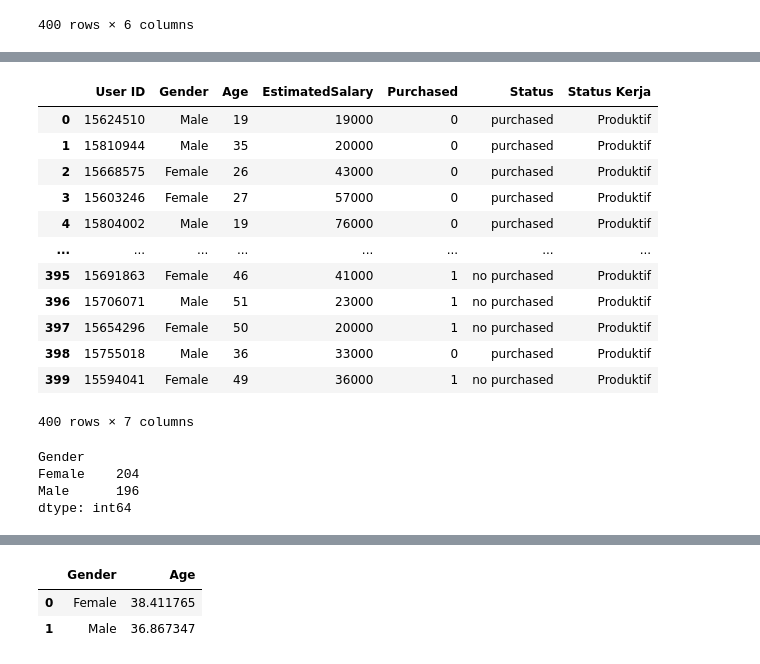
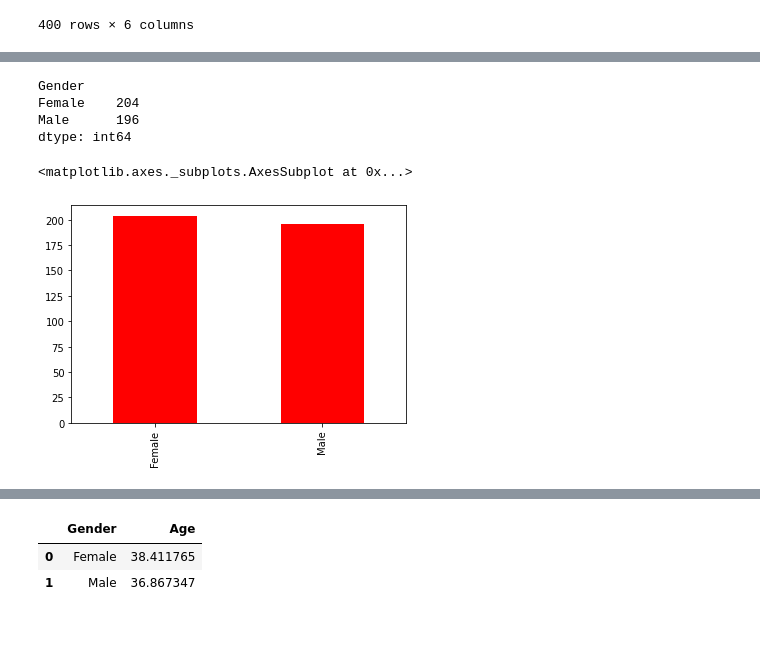
Before and after one commit to dindadinho93/Python-Exercise, a Jupyter notebook: python_data_analysis.ipynb, the cells around one changed output, grey strips where cells are left out. Drawn from its saved outputs; the diff is of its cells as text; code cells hidden in the pictures; blank space fills up the shorter version.

Commit message:
add visual data age and gender

```diff
--- a/python_data_analysis.ipynb
+++ b/python_data_analysis.ipynb
@@ -4,7 +4,7 @@
 import pandas as pd
 import numpy as np
 
-dt = pd.read_csv('/content/SocialNetworkAds.csv')
+dt = pd.read_csv('/content/drive/MyDrive/Colab Notebooks/data/SocialNetworkAds.csv')
 dt
 # %% [output]
 |  | User ID | Gender | Age | EstimatedSalary | Purchased |
@@ -85,20 +84,3 @@ dt
-# %%
-dt.drop(columns='Ststus Kerja', axis=1, inplace=True)
-dt
-# %% [output]
-|  | User ID | Gender | Age | EstimatedSalary | Purchased | Status | Status Kerja |
-| 0 | 15624510 | Male | 19 | 19000 | 0 | purchased | Produktif |
-| 1 | 15810944 | Male | 35 | 20000 | 0 | purchased | Produktif |
-| 2 | 15668575 | Female | 26 | 43000 | 0 | purchased | Produktif |
-| 3 | 15603246 | Female | 27 | 57000 | 0 | purchased | Produktif |
-| 4 | 15804002 | Male | 19 | 76000 | 0 | purchased | Produktif |
-| ... | ... | ... | ... | ... | ... | ... | ... |
-| 395 | 15691863 | Female | 46 | 41000 | 1 | no purchased | Produktif |
-| 396 | 15706071 | Male | 51 | 23000 | 1 | no purchased | Produktif |
-| 397 | 15654296 | Female | 50 | 20000 | 1 | no purchased | Produktif |
-| 398 | 15755018 | Male | 36 | 33000 | 0 | purchased | Produktif |
-| 399 | 15594041 | Female | 49 | 36000 | 1 | no purchased | Produktif |
-400 rows × 7 columns
 # %%
 dt[['Gender']].value_counts()
 # %% [output]
@@ -106,3 +88,8 @@ Gender
 Female    204
 Male      196
 dtype: int64
+# %%
+dt['Gender'].value_counts().plot.bar(color='red')
+# %% [output]
+<matplotlib.axes._subplots.AxesSubplot at 0x...>
+[figure, added]
```
Also changed, not shown: parts of 10 cells of this notebook.
